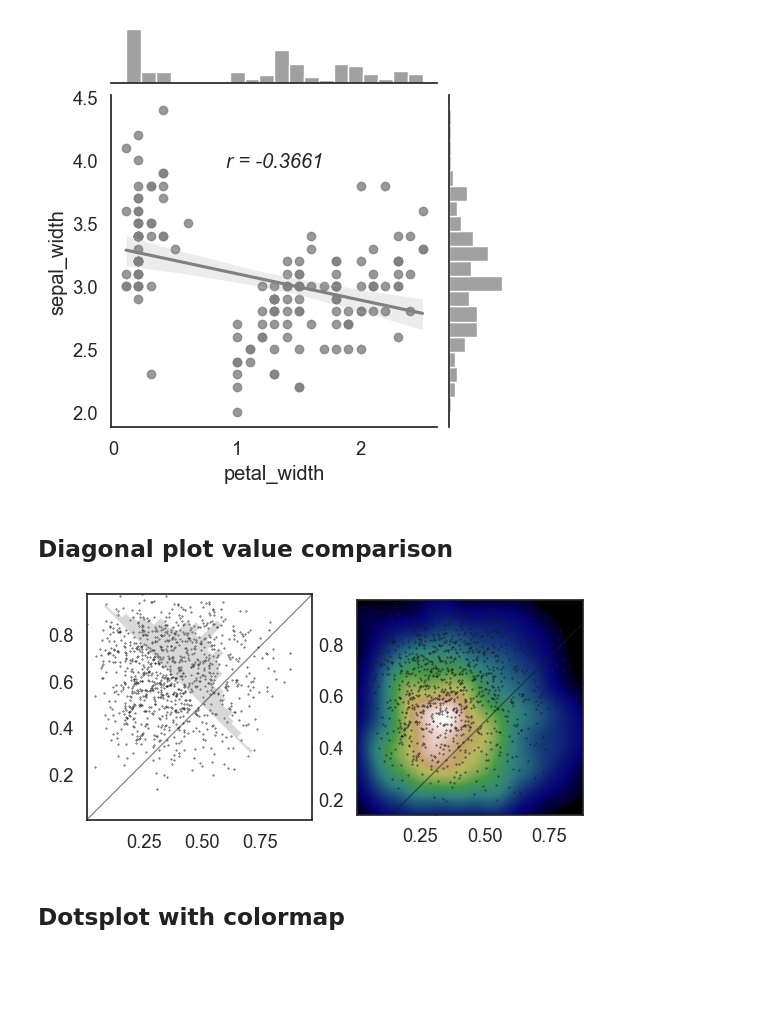
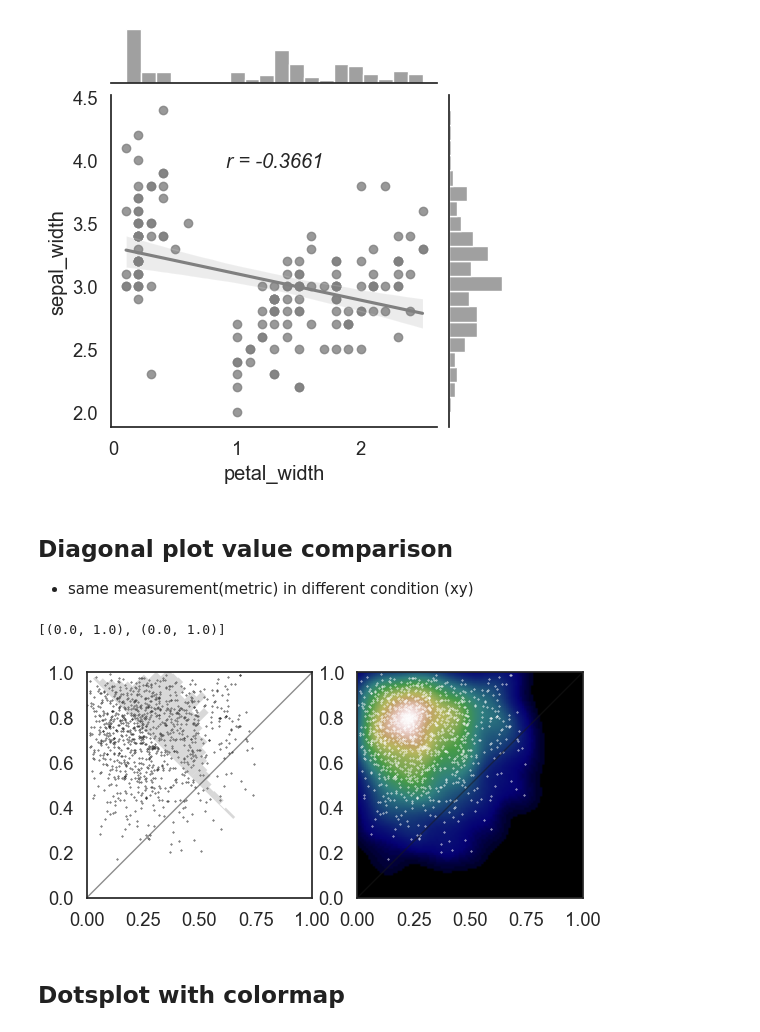
Before and after one commit to ytsimon2004/neuralib, a Jupyter notebook: doc/source/notebooks/example_neuralib_plot.ipynb, the cells around one changed output. Drawn from its saved outputs; the diff is of its cells as text; code cells hidden in the pictures; blank space fills up the shorter version.

Commit message:
add diagonal plot

```diff
--- a/doc/source/notebooks/example_neuralib_plot.ipynb
+++ b/doc/source/notebooks/example_neuralib_plot.ipynb
@@ -59,18 +59,21 @@ scatter_histplot(x, y, linear_reg=True, bins=20)
 [figure]
 # %% [markdown]
 ## Diagonal plot value comparison
+- same measurement(metric) in different condition (xy)
 # %%
 N = 1000
 
 # create higher density with bias distribution
-x = np.random.beta(a=3, b=5, size=N)
-y = np.random.beta(a=5, b=3, size=N)
+x = np.random.beta(a=2, b=5, size=N)
+y = np.random.beta(a=5, b=2, size=N)
 
 _, ax = plt.subplots(1, 2)
 diag_histplot(x, y, ax=ax[0])  # with histogram
-diag_heatmap(x, y, ax=ax[1])  # with heatmap
+diag_heatmap(x, y, ax=ax[1], extent=(0, 1, 0, 1), scatter_kws={'s': 0.5, 'c': 'w', 'marker': '.'})  # with heatmap
+ax[0].set(xlim=(0, 1), ylim=(0, 1))
 # %% [output]
+[(0.0, 1.0), (0.0, 1.0)]
-[figure, old version]
+[figure, new version]
 # %% [markdown]
 ## Dotsplot with colormap
 # %%
```
Also changed, not shown: parts of 4 cells of this notebook, 1 other file.
